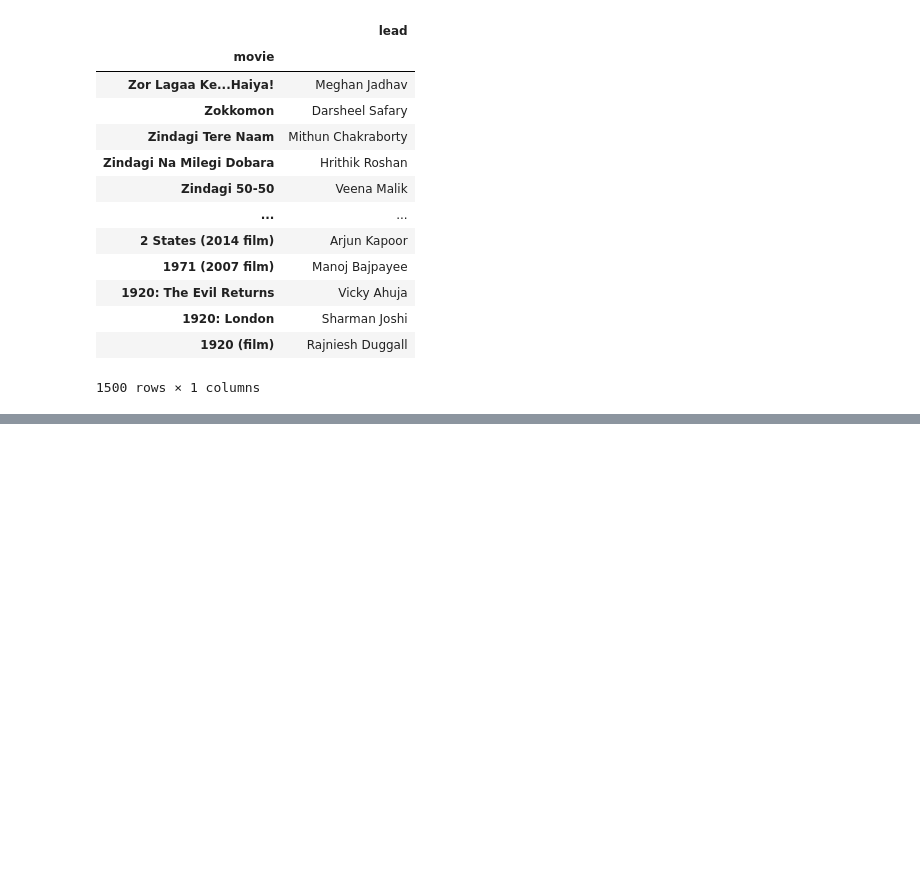
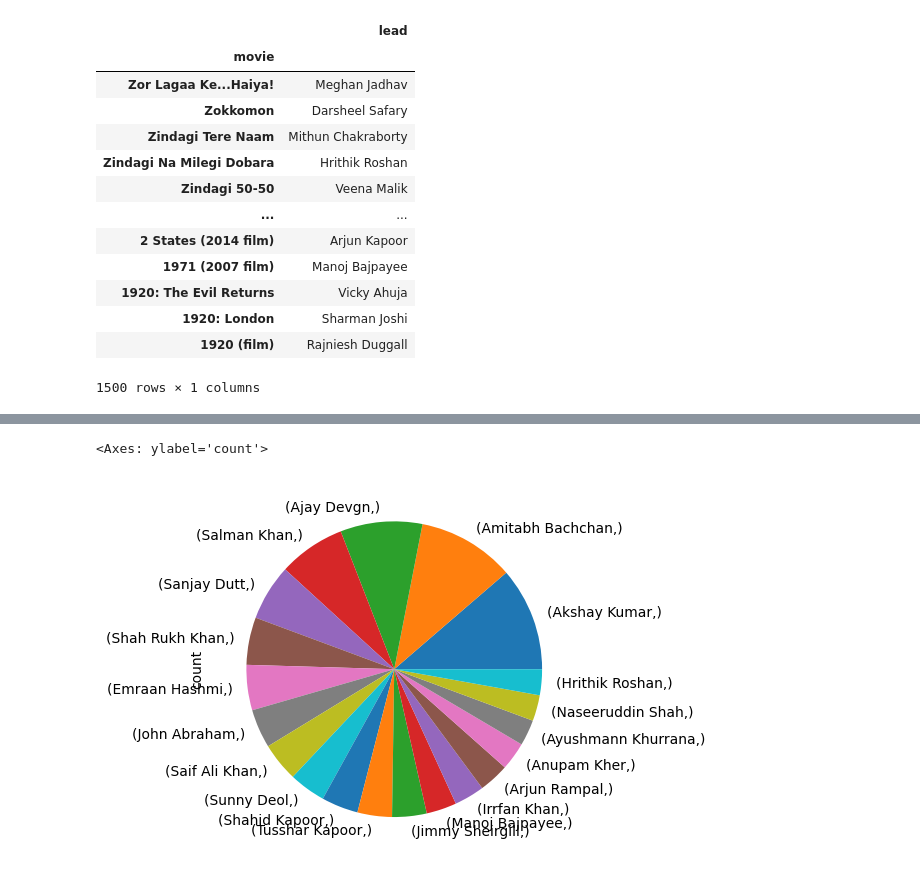
Before and after one commit to thekushak0003/My-DSMP-Journey, a Jupyter notebook: sessions files/session16.ipynb, the cells around one changed output, grey strips where cells are left out. Saved outputs shown, nothing was run; the diff lists cells and outputs as text; code cells hidden in the pictures; blank space fills up the shorter version.

```diff
--- a/sessions files/session16.ipynb
+++ b/sessions files/session16.ipynb
@@ -85,0 +140,5 @@ movies
+# %%
+movies.value_counts().head(20).plot(kind='pie')
+# %% [output]
+<Axes: ylabel='count'>
+[figure, added]
```
Also changed, not shown: parts of 6 cells of this notebook.
